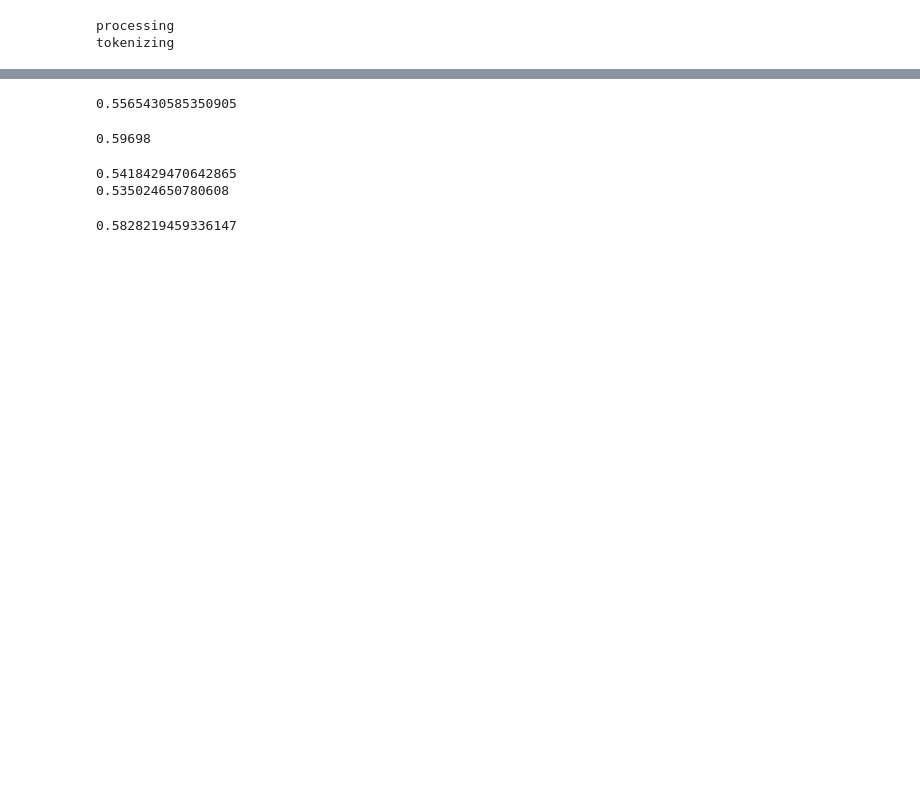
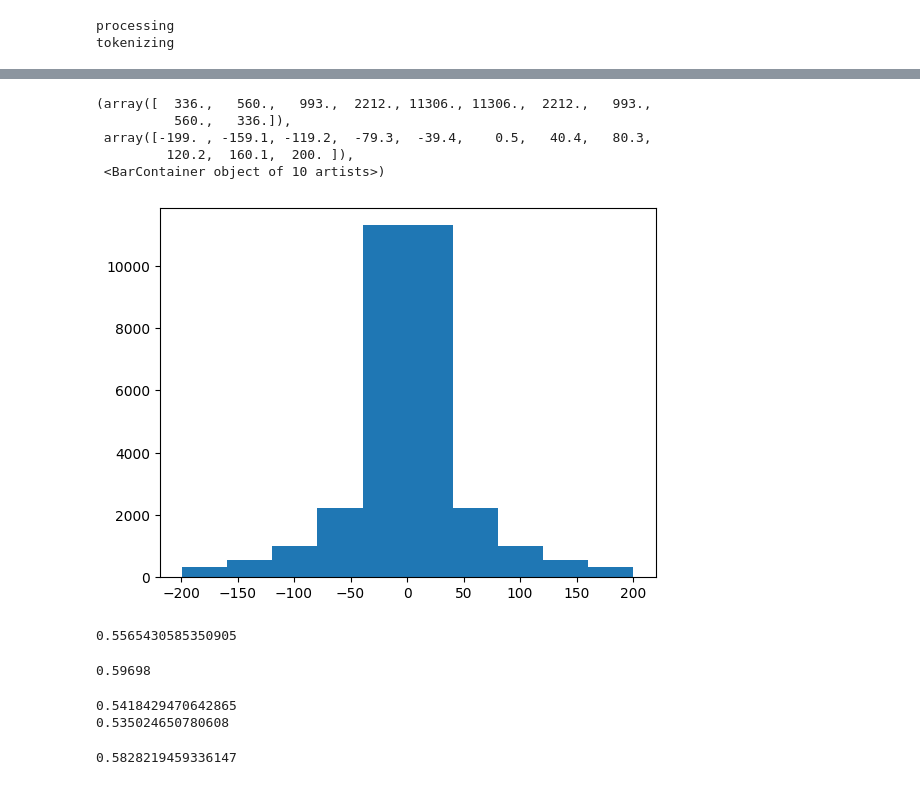
Before and after one commit to PrasannS/rlhf-length-biases, a Jupyter notebook: debugging/dataset_lencorr.ipynb, the cells around one changed output, grey strips where cells are left out. Saved outputs shown, nothing was run; the diff lists cells and outputs as text; code cells hidden in the pictures; blank space fills up the shorter version.

```diff
--- a/debugging/dataset_lencorr.ipynb
+++ b/debugging/dataset_lencorr.ipynb
@@ -96,3 +149,14 @@ wgptproc = tokall(webgpt)
+# %%
+balrlcd = baldf(rlcproc)
+# %%
+plt.hist(balrlcd.diffv)
+# %% [output]
+(array([  336.,   560.,   993.,  2212., 11306., 11306.,  2212.,   993.,
+          560.,   336.]),
+ array([-199. , -159.1, -119.2,  -79.3,  -39.4,    0.5,   40.4,   80.3,
+         120.2,  160.1,  200. ]),
+ <BarContainer object of 10 artists>)
+[figure, added]
 # %%
 lenbias(wgptproc)
 # %% [output]
```
Also changed, not shown: parts of 13 cells of this notebook, 1 other file.
